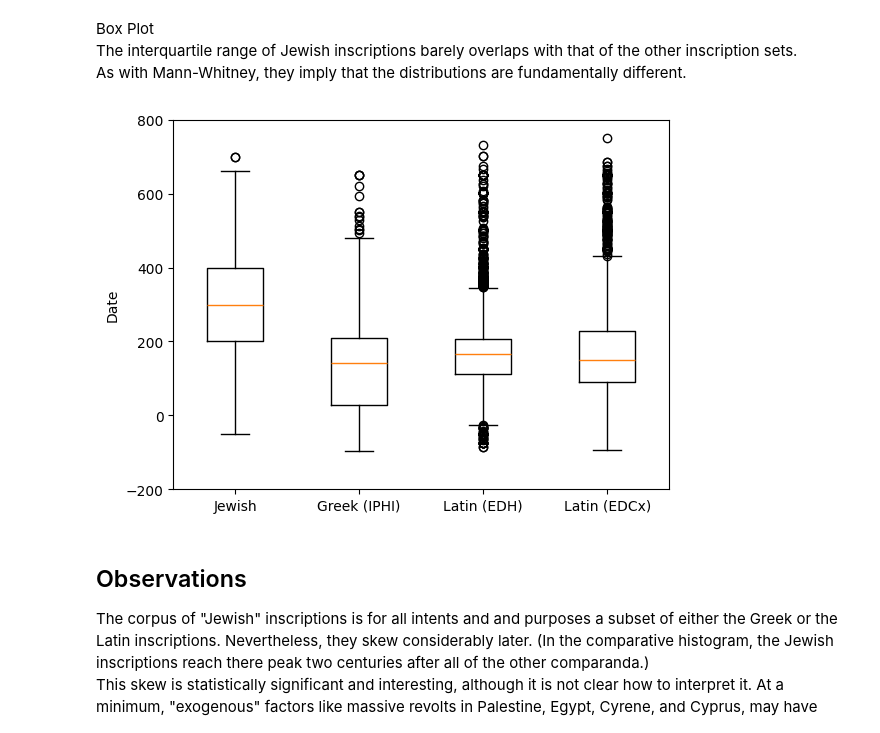
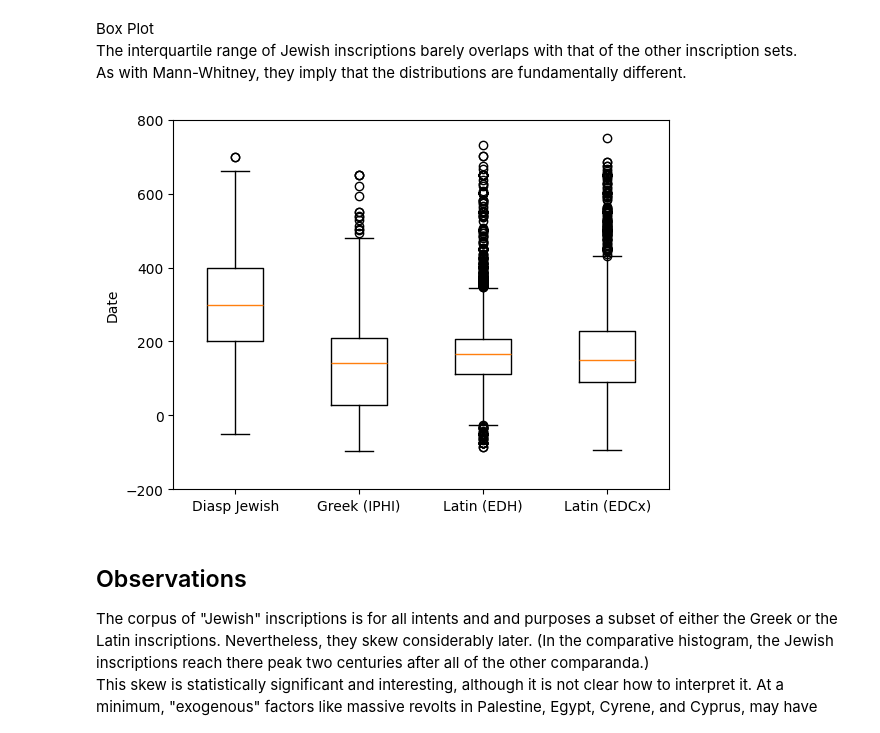
Before and after one commit to hlapin/DH-Topics, a Jupyter notebook: Diaspora_Inscriptions_New.ipynb, the cells around one changed output. Cells and saved outputs as stored; diff of their text form; code cells hidden in the pictures.

```diff
--- a/Diaspora_Inscriptions_New.ipynb
+++ b/Diaspora_Inscriptions_New.ipynb
@@ -749,7 +781,7 @@ Cliff's delta divides Mann-Whitney by the lengths of the two series being compar
 # %%
 df_inscr_mean_dates = df_inscr_mean_dates[(df_inscr_mean_dates > -100) & (df_inscr_mean_dates <= 800)].copy()
 
-SeriesA = df_inscr_mean_dates['Jewish'].dropna()
+SeriesA = df_inscr_mean_dates['Jewish'].dropna().rename('Diasp Jewish')
 SeriesB = df_inscr_mean_dates['Greek (IPHI)'].dropna()
 SeriesC = df_inscr_mean_dates['Lat (EDH)'].dropna()
 SeriesD = df_inscr_mean_dates['Lat (EDCSx)'].dropna()
@@ -775,6 +807,7 @@ u_ad, p_ad = mannwhitneyu(
     alternative='two-sided'
 )
 
+
 print('Mann-Whitney, Cliff\'s Delta')
 print('n. Jewish \t n. Gr-Lat \t\t Mann-Whitney U \t p \t Cliff\'s' )
 print(len(SeriesA),
@@ -808,13 +841,13 @@ As with Mann-Whitney, they imply that the distributions are fundamentally differ
 # %%
 df_inscr_mean_dates.apply(pd.to_numeric,errors='coerce') # should not be necessary
 plt.boxplot([SeriesA, SeriesB, SeriesC, SeriesD],
-            tick_labels=["Jewish","Greek (IPHI)", "Latin (EDH)", "Latin (EDCx)"])
+            tick_labels=["Diasp Jewish","Greek (IPHI)", "Latin (EDH)", "Latin (EDCx)"])
 
 plt.ylabel("Date")
 plt.yticks(range(-200,801,200))
 plt.show()
 # %% [output]
-[figure, old version]
+[figure, new version]
 # %% [markdown]
 ## Observations
 The corpus of "Jewish" inscriptions is for all intents and and purposes a subset of either the Greek or the Latin inscriptions. Nevertheless, they skew considerably later. (In the comparative histogram, the Jewish inscriptions reach there peak two centuries after all of the other comparanda.)
```
Also changed, not shown: parts of 67 cells of this notebook.
